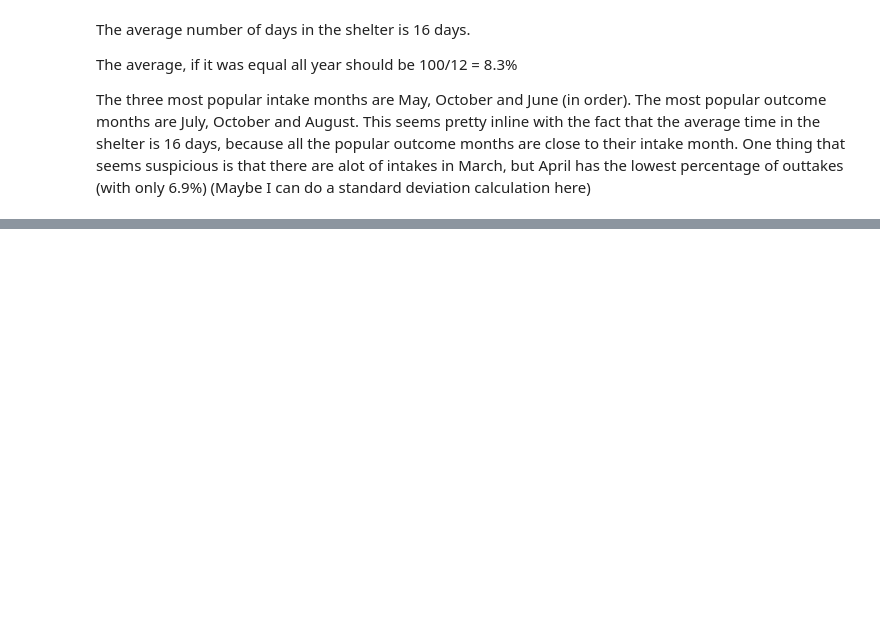
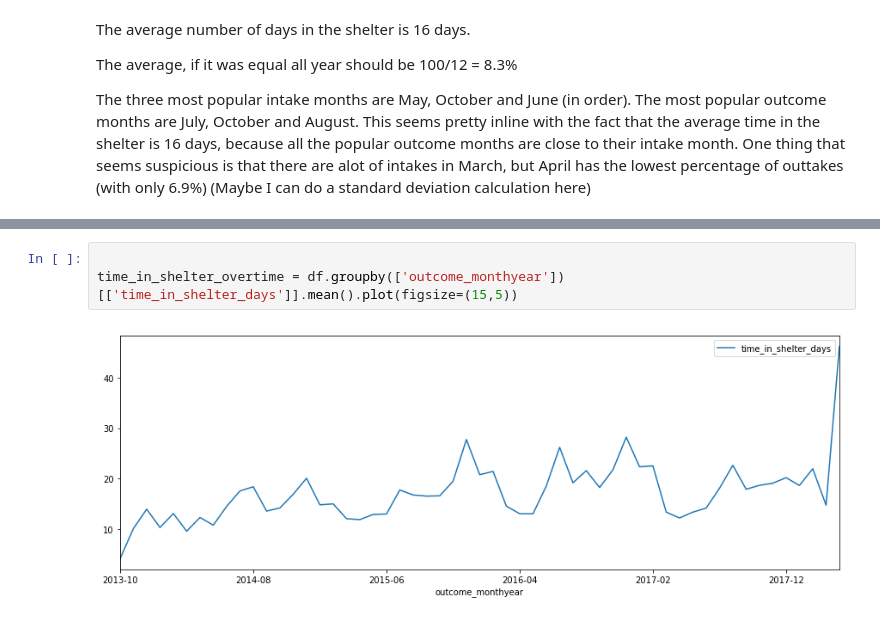
Before and after one commit to KevinW2020/MIS373, a Jupyter notebook: Final Project/Final Project Exploration - Maddie Pellman.ipynb, the cells around one changed output, grey strips where cells are left out. Drawn from its saved outputs; the diff is of its cells as text; blank space fills up the shorter version.

```diff
--- a/Final Project/Final Project Exploration - Maddie Pellman.ipynb
+++ b/Final Project/Final Project Exploration - Maddie Pellman.ipynb
@@ -283,0 +315,5 @@ outcome
+# %%
+
+time_in_shelter_overtime = df.groupby(['outcome_monthyear'])[['time_in_shelter_days']].mean().plot(figsize=(15,5))
+# %% [output]
+[figure, added]
```
Also changed, not shown: parts of 28 cells of this notebook.
